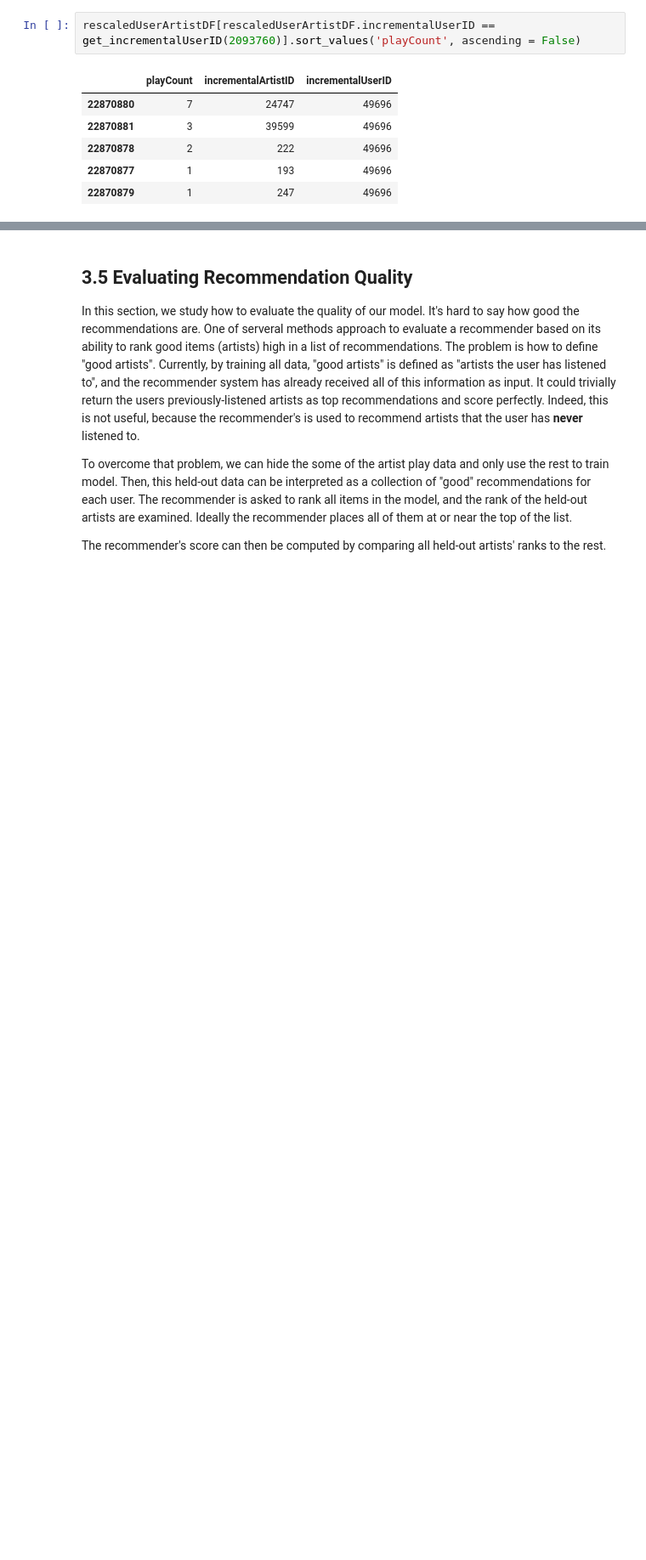
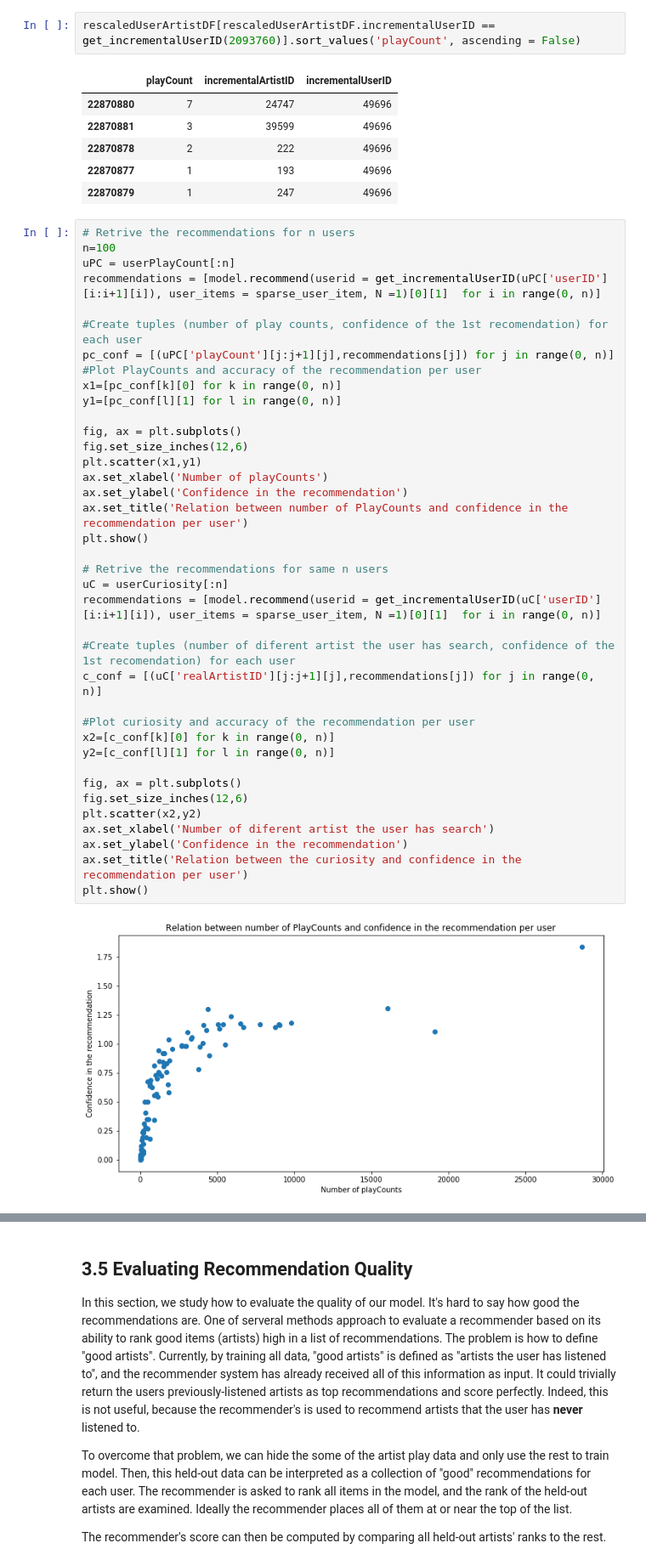
Before and after one commit to kandakji/Implicit-Feedback-Music-Recommender-System, a Jupyter notebook: RecSys-public.ipynb, the cells around one changed output, grey strips where cells are left out. Shown at 85% size. Cells and saved outputs as stored; diff of their text form; blank space fills up the shorter version.

```diff
--- a/RecSys-public.ipynb
+++ b/RecSys-public.ipynb
@@ -1258,3 +1257,43 @@ rescaledUserArtistDF[rescaledUserArtistDF.incrementalUserID == get_incrementalUs
 | 22870878 | 2 | 222 | 49696 |
 | 22870877 | 1 | 193 | 49696 |
 | 22870879 | 1 | 247 | 49696 |
+# %%
+# Retrive the recommendations for n users
+n=100
+uPC = userPlayCount[:n]
+recommendations = [model.recommend(userid = get_incrementalUserID(uPC['userID'][i:i+1][i]), user_items = sparse_user_item, N =1)[0][1]  for i in range(0, n)]
+
+#Create tuples (number of play counts, confidence of the 1st recomendation) for each user
+pc_conf = [(uPC['playCount'][j:j+1][j],recommendations[j]) for j in range(0, n)]
+#Plot PlayCounts and accuracy of the recommendation per user
+x1=[pc_conf[k][0] for k in range(0, n)]
+y1=[pc_conf[l][1] for l in range(0, n)]
+
+fig, ax = plt.subplots()
+fig.set_size_inches(12,6)
+plt.scatter(x1,y1)
+ax.set_xlabel('Number of playCounts')
+ax.set_ylabel('Confidence in the recommendation')
+ax.set_title('Relation between number of PlayCounts and confidence in the recommendation per user')
+plt.show()
+
+# Retrive the recommendations for same n users
+uC = userCuriosity[:n]
+recommendations = [model.recommend(userid = get_incrementalUserID(uC['userID'][i:i+1][i]), user_items = sparse_user_item, N =1)[0][1]  for i in range(0, n)]
+
+#Create tuples (number of diferent artist the user has search, confidence of the 1st recomendation) for each user
+c_conf = [(uC['realArtistID'][j:j+1][j],recommendations[j]) for j in range(0, n)]
+
+#Plot curiosity and accuracy of the recommendation per user
+x2=[c_conf[k][0] for k in range(0, n)]
+y2=[c_conf[l][1] for l in range(0, n)]
+
+fig, ax = plt.subplots()
+fig.set_size_inches(12,6)
+plt.scatter(x2,y2)
+ax.set_xlabel('Number of diferent artist the user has search')
+ax.set_ylabel('Confidence in the recommendation')
+ax.set_title('Relation between the curiosity and confidence in the recommendation per user')
+plt.show()
+# %% [output]
+[figure, added]
```
Also changed, not shown: parts of 6 cells of this notebook.
